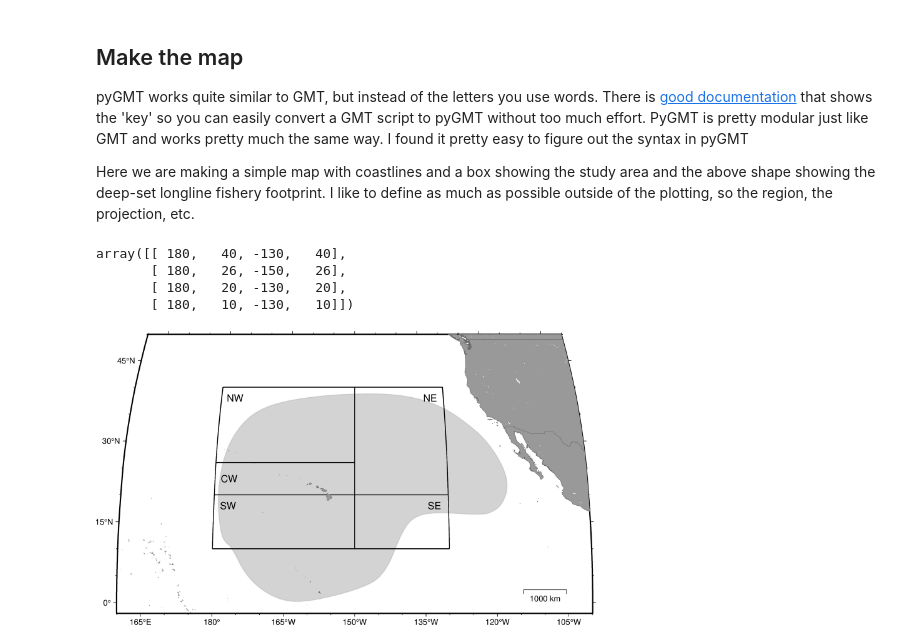
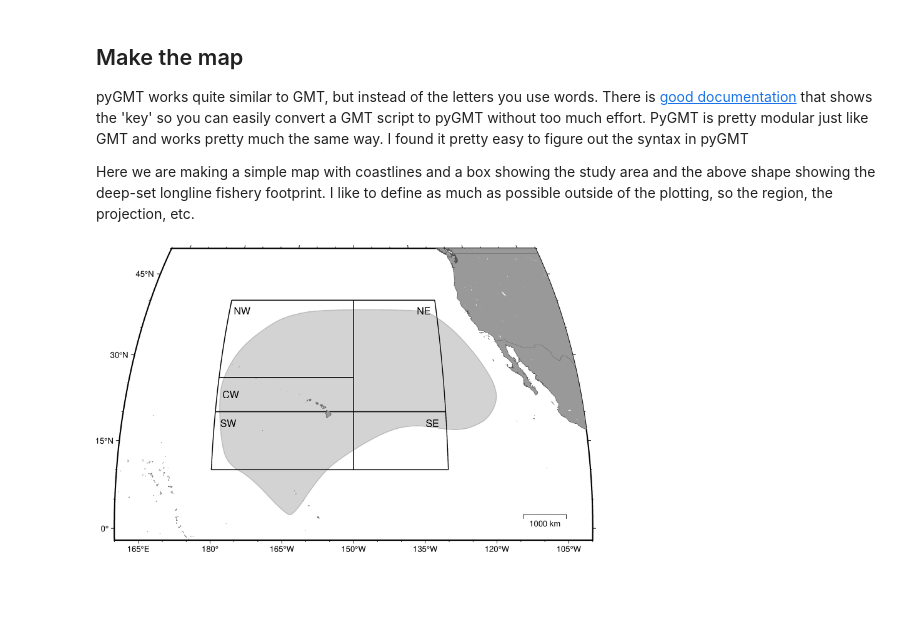
Before and after one commit to noaa-pifsc/PRP-ENSO-LonglineFishery, a Jupyter notebook: ENSO_EffortAreaMap.ipynb, the cells around one changed output. Drawn from its saved outputs; the diff is of its cells as text; code cells hidden in the pictures; blank space fills up the shorter version.

Commit message:
filtered out some of the low effort areas that skew the fishing grounds shape

```diff
--- a/ENSO_EffortAreaMap.ipynb
+++ b/ENSO_EffortAreaMap.ipynb
@@ -24,21 +26,18 @@ import matplotlib.pyplot as plt
 
 These data show the area over which the Hawaii Deep-Set longine fishery operates between 1995-2024. I'm reading in effort data as points and making a polygon that encompasses all the points using a convex hull. Then plotting that polygon as the extent of the fishery.
 # %%
-import numpy as np
-import matplotlib.pyplot as plt
-import geopandas as gpd
-from concave_hull import concave_hull, concave_hull_indexes
-from smoothify import smoothify
-
 # Read in the csv with all catch data and remove some of the outliers for a cleaner look
-df = pd.read_csv('~/Documents/ClimateVariability/ENSO_LonglineFishery/FisheryData/BRT data/Misc data/DeepSets.csv')
+df = pd.read_csv('~/Documents/ClimateVariability/ENSO_LonglineFishery/FisheryData/Longline data/DeepSets.csv')
 df.BH_LON = df.BH_LON*-1
 df = df.drop(df[df.BH_LAT>40].index) # remove some northern outliers
 df = df.drop(df[df.BH_LON==0].index) # Remove the zero lon locations
-mask1 = ~((df['BH_LAT'] < 1) & (df['BH_LON'] < -175))
-mask2 = ~((df['BH_LAT'] < 15) & (df['BH_LON'] > -120))
-mask = mask2 & mask1
+mask1 = ~((df['BH_LAT'] < 1) & (df['BH_LON'] < -175)) # remove outlier to the southwest
+mask2 = ~((df['BH_LAT'] < 15) & (df['BH_LON'] > -120))  # remove outlier to the southeast
+mask3 = ~((df['BH_LAT'] < 10) & (df['BH_LON'] > -157))  # remove the southern blob of effort
+mask4 = ~((df['BH_LAT'] < 15) & (df['BH_LON'] > -147))  # remove the southern blob of effort
+mask = mask2 & mask1 & mask3 & mask4
 df_filtered = df[mask]
+df_filtered = df_filtered[df_filtered['HOOKSSET'] > 3000]
 
 # Make points from the df
 points = np.column_stack([df_filtered.BH_LON, df_filtered.BH_LAT])
@@ -52,7 +51,7 @@ hullPoly = gpd.GeoDataFrame(geometry=[Polygon(hull)], crs='EPSG:4326')
 # Smooth
 smoothed = smoothify(
     geom=hullPoly,
-    smooth_iterations=5,
+    smooth_iterations=3,
     preserve_area=True,
     segment_length=2,
     num_cores=0,
@@ -71,24 +90,10 @@ smoothed.plot()
 pyGMT works quite similar to GMT, but instead of the letters you use words. There is [good documentation](https://www.pygmt.org/latest/index.html) that shows the 'key' so you can easily convert a GMT script to pyGMT without too much effort. PyGMT is pretty modular just like GMT and works pretty much the same way. I found it pretty easy to figure out the syntax in pyGMT
 
 Here we are making a simple map with coastlines and a box showing the study area and the above shape showing the deep-set longline fishery footprint. I like to define as much as possible outside of the plotting, so the region, the projection, etc.
-# %%
-SA = [22.9375, -30.5595]
-EUR = [15.2551, 54.5260]
-ME = [-69.4455, 45.2538]
-AS = [100.6197, 34.0479]
-NM = [-105.8701, 34.5199]
-#data = np.array([SA + EUR, SA + ME, SA + AS, SA + NM])
-data= np.array([[180,40,-130,40],[180,26,-150,26],[180,20,-130,20],[180,10,-130,10]])
-data
-# %% [output]
-array([[ 180,   40, -130,   40],
-       [ 180,   26, -150,   26],
-       [ 180,   20, -130,   20],
-       [ 180,   10, -130,   10]])
 # %%
 # Set region
 region=[160, 260, -2, 50] # map region
-projection='N8i' # N is Robinson projection. W is Mollwide, K is Eckert IV equal-area
+projection='W8i' # N is Robinson projection. W is Mollwide, K is Eckert IV equal-area
 
 # Initialize the figure
 fig = pygmt.Figure()
@@ -106,11 +111,10 @@ fig.plot(
     projection=projection,
     region=region,
     data=smoothed,
-    pen='1p,gray80',
+    pen='1p,gray',
     fill='lightgray',
     label='Longline region'
 )
-
 # Add our study area horizontal lines
 fig.plot(
     projection=projection,
@@ -122,33 +126,34 @@ fig.plot(
 # Add our study area vertical lines
 fig.plot(
     projection=projection,
     data=np.array([[180,40,180,10],[-150,40,-150,10],[-130,40,-130,10]]),
     style="=0.4c+s",  # geographic so there is a bowing to the line
     pen="1p,black",
 )
 # Add the text
 fig.text(
     projection=projection,
     text=['NW', 'CW', 'SW', 'NE', 'SE'],
     x=[-177, -177, -177, -133, -133],
     y=[38, 23, 18, 38, 18],
     font='12p,Helvetica,black'
 )
 
 # Add a coastline for a crisper look
 fig.coast(projection=projection,
           resolution='h',
-          shorelines='1/0.25p,gray40',
+          shorelines='1/0.25p,gray30',
           borders=["1/0.25p,gray40"],
           land='gray60')
 
+# Add a legend to the bottom right corner
 #fig.legend(position="g-120/4",
 #           S=1.2)
 
 # Display figure
 fig.show()
 
 # Save the figure
-fig.savefig('/Users/jwren/Desktop/Maps_misc/LobbyMap_PacificContinent_Mollewide_FisheryRedux.pdf', crop=True)
+fig.savefig('/Users/jwren/Documents/ClimateVariability/ENSO_LonglineFishery/PubMap_Wollweide.png', crop=True)
 # %% [output]
-[figure, old version]
+[figure, new version]
```
Also changed, not shown: parts of 3 cells of this notebook.
